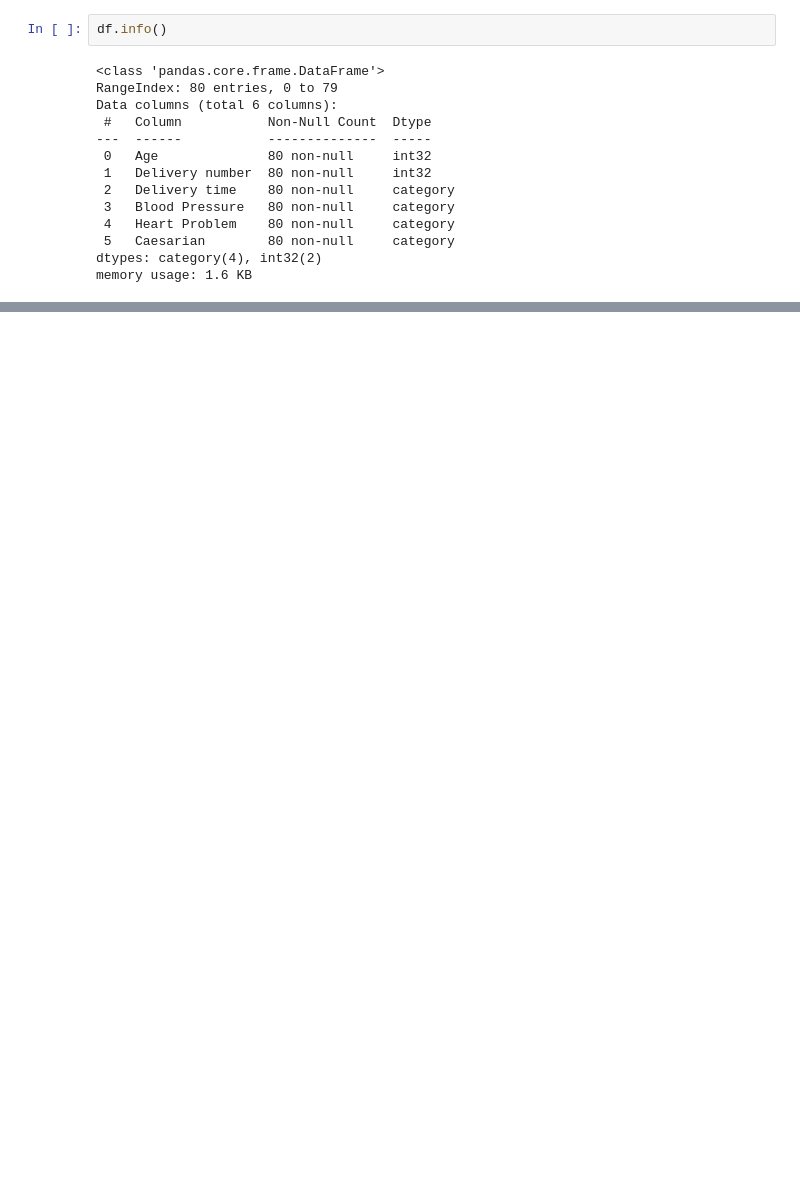
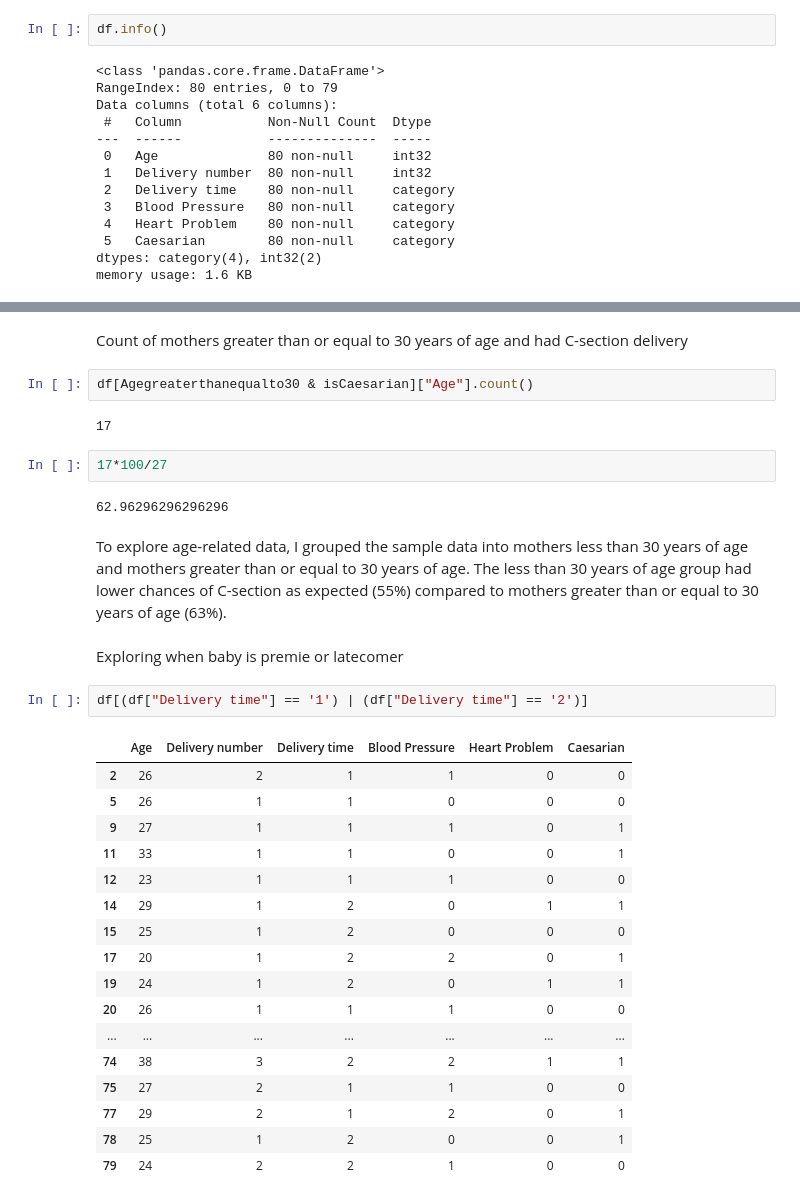
Before and after one commit to bhashamaru/Caesarian-Section-Pandas, a Jupyter notebook: LoadingArffData.ipynb, the cells around one changed output, grey strips where cells are left out. Cells and saved outputs as stored; diff of their text form; blank space fills up the shorter version.

```diff
--- a/LoadingArffData.ipynb
+++ b/LoadingArffData.ipynb
@@ -103,0 +138,34 @@ memory usage: 1.6 KB
+# %% [markdown]
+Count of mothers greater than or equal to 30 years of age and had C-section delivery
+# %%
+df[Agegreaterthanequalto30 & isCaesarian]["Age"].count()
+# %% [output]
+17
+# %%
+17*100/27
+# %% [output]
+62.96296296296296
+# %% [markdown]
+To explore age-related data, I grouped the sample data into mothers less than 30 years of age and mothers greater than or equal to 30 years of age. The less than 30 years of age group had lower chances of C-section as expected (55%) compared to mothers greater than or equal to 30 years of age (63%).
+# %% [markdown]
+Exploring when baby is premie or latecomer
+# %%
+df[(df["Delivery time"] == '1') | (df["Delivery time"] == '2')]
+# %% [output]
+|  | Age | Delivery number | Delivery time | Blood Pressure | Heart Problem | Caesarian |
+| 2 | 26 | 2 | 1 | 1 | 0 | 0 |
+| 5 | 26 | 1 | 1 | 0 | 0 | 0 |
+| 9 | 27 | 1 | 1 | 1 | 0 | 1 |
+| 11 | 33 | 1 | 1 | 0 | 0 | 1 |
+| 12 | 23 | 1 | 1 | 1 | 0 | 0 |
+| 14 | 29 | 1 | 2 | 0 | 1 | 1 |
+| 15 | 25 | 1 | 2 | 0 | 0 | 0 |
+| 17 | 20 | 1 | 2 | 2 | 0 | 1 |
+| 19 | 24 | 1 | 2 | 0 | 1 | 1 |
+| 20 | 26 | 1 | 1 | 1 | 0 | 0 |
+| ... | ... | ... | ... | ... | ... | ... |
+| 74 | 38 | 3 | 2 | 2 | 1 | 1 |
+| 75 | 27 | 2 | 1 | 1 | 0 | 0 |
+| 77 | 29 | 2 | 1 | 2 | 0 | 1 |
+| 78 | 25 | 1 | 2 | 0 | 0 | 1 |
+| 79 | 24 | 2 | 2 | 1 | 0 | 0 |
```
Also changed, not shown: parts of 43 cells of this notebook.
